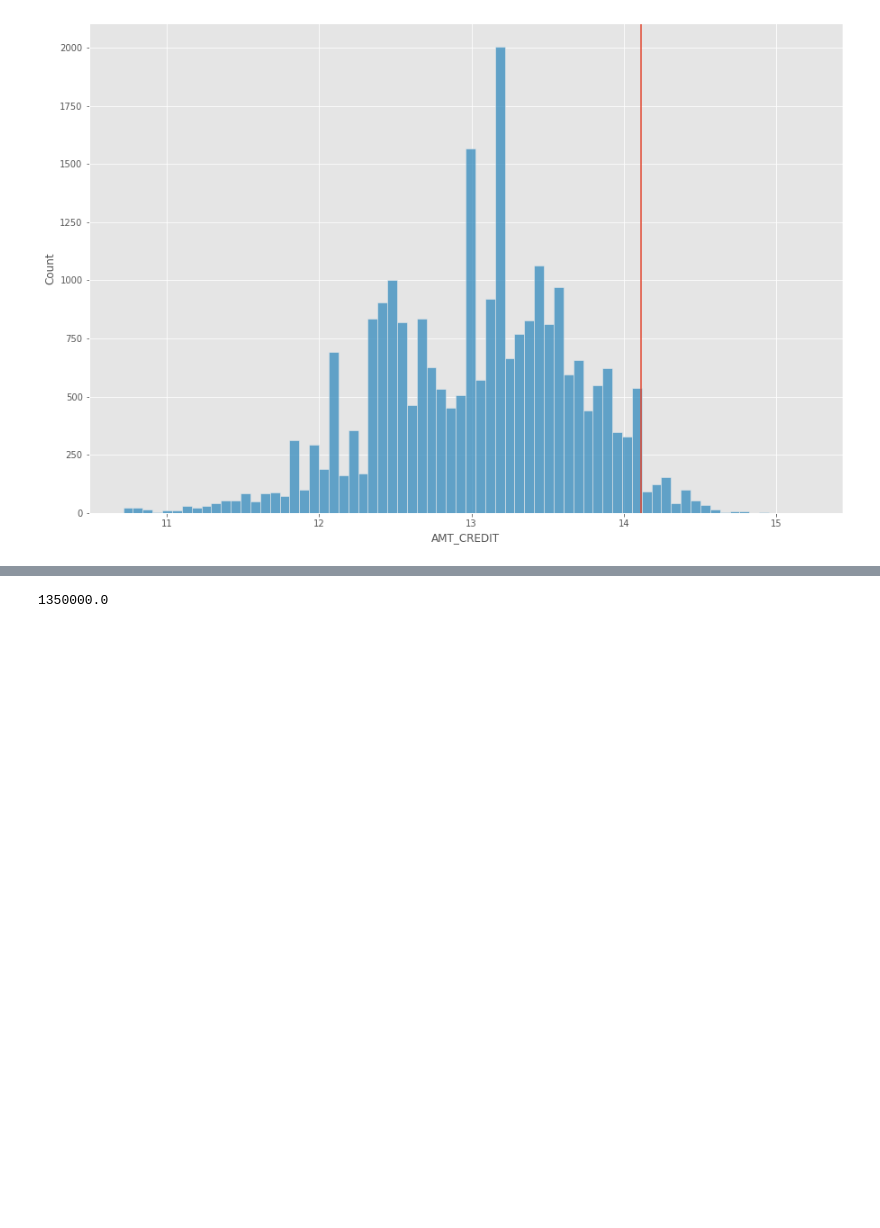
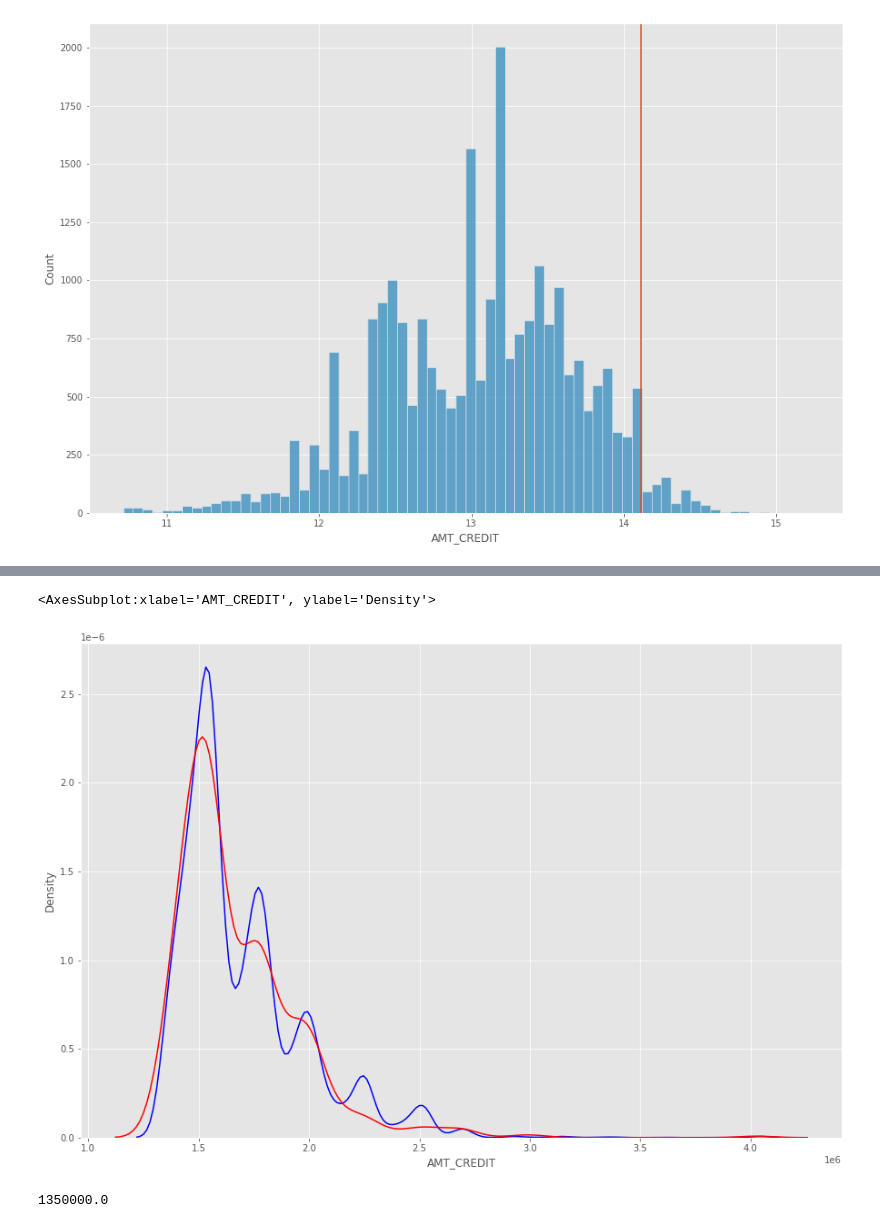
Before and after one commit to Antonio-Avila/Home-Credit-Default, a Jupyter notebook: Current_Apps_EDA.ipynb, the cells around one changed output, grey strips where cells are left out. Cells and saved outputs as stored; diff of their text form; code cells hidden in the pictures; blank space fills up the shorter version.

```diff
--- a/Current_Apps_EDA.ipynb
+++ b/Current_Apps_EDA.ipynb
@@ -543,3 +549,11 @@ plt.show()
+# %%
+quant_cond = app_train.AMT_CREDIT > app_train.AMT_CREDIT.quantile(0.95)
+sns.kdeplot(app_train.AMT_CREDIT[(app_train.TARGET == 0) & quant_cond], color = "blue")
+sns.kdeplot(app_train.AMT_CREDIT[(app_train.TARGET == 1) & quant_cond], color = "red", alpha = 0.2)
+# plt.axvline((app_train.AMT_CREDIT.quantile(quant)))
+# %% [output]
+<AxesSubplot:xlabel='AMT_CREDIT', ylabel='Density'>
+[figure, added]
 # %%
 print(app_train.AMT_CREDIT.quantile(quant))
 app_train[app_train.AMT_CREDIT > app_train.AMT_CREDIT.quantile(quant)]
```
Also changed, not shown: parts of 3 cells of this notebook.
